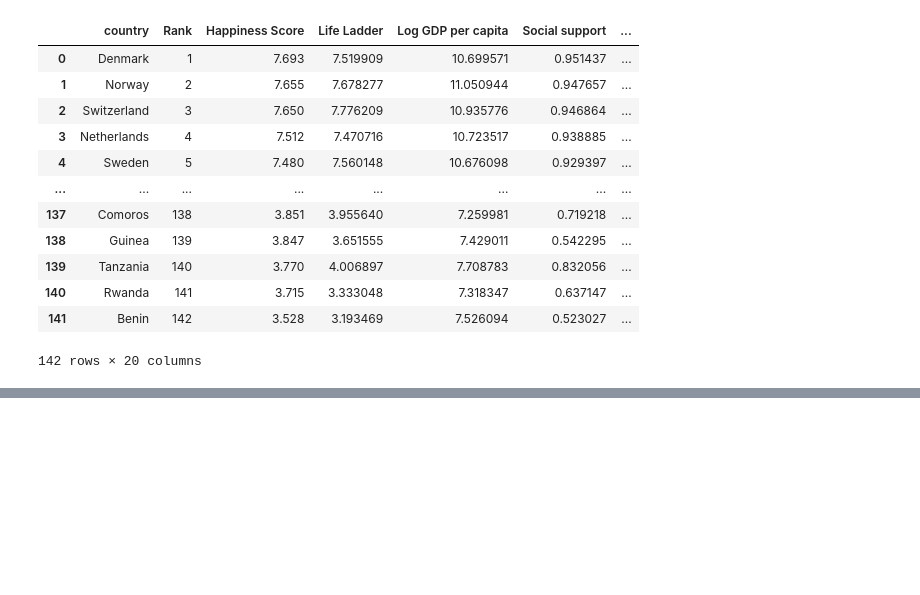
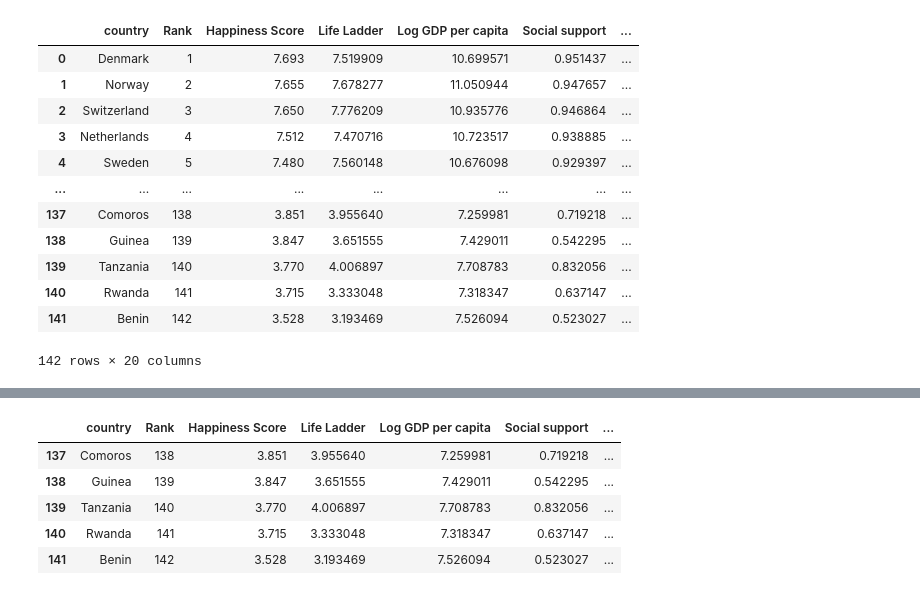
Before and after one commit to sudipto291088/Data110-Fall2025, a Jupyter notebook: Sudipto_Week2_in_class_python.ipynb, the cells around one changed output, grey strips where cells are left out. Cells and saved outputs as stored; diff of their text form; code cells hidden in the pictures; blank space fills up the shorter version.

```diff
--- a/Sudipto_Week2_in_class_python.ipynb
+++ b/Sudipto_Week2_in_class_python.ipynb
@@ -37,0 +47,9 @@ ds
+# %%
+ds.tail()
+# %% [output]
+|  | country | Rank | Happiness Score | Life Ladder | Log GDP per capita | Social support | ... |
+| 137 | Comoros | 138 | 3.851 | 3.955640 | 7.259981 | 0.719218 | ... |
+| 138 | Guinea | 139 | 3.847 | 3.651555 | 7.429011 | 0.542295 | ... |
+| 139 | Tanzania | 140 | 3.770 | 4.006897 | 7.708783 | 0.832056 | ... |
+| 140 | Rwanda | 141 | 3.715 | 3.333048 | 7.318347 | 0.637147 | ... |
+| 141 | Benin | 142 | 3.528 | 3.193469 | 7.526094 | 0.523027 | ... |
```
Also changed, not shown: parts of 1 cell of this notebook.
